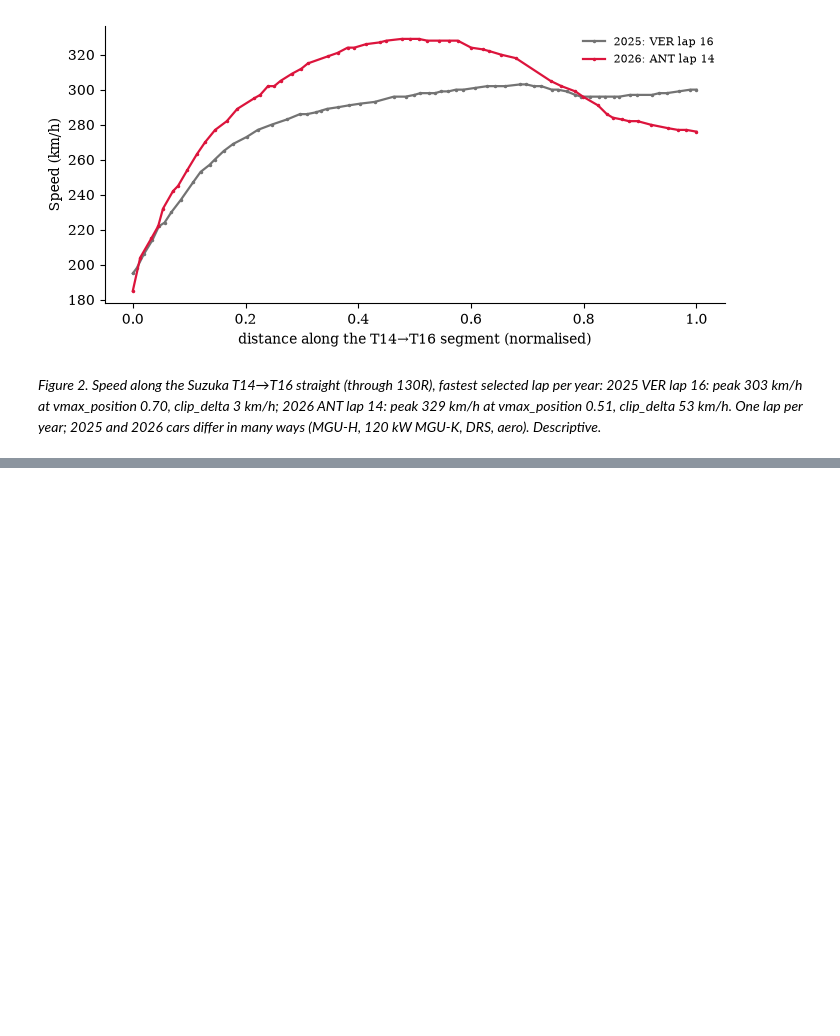
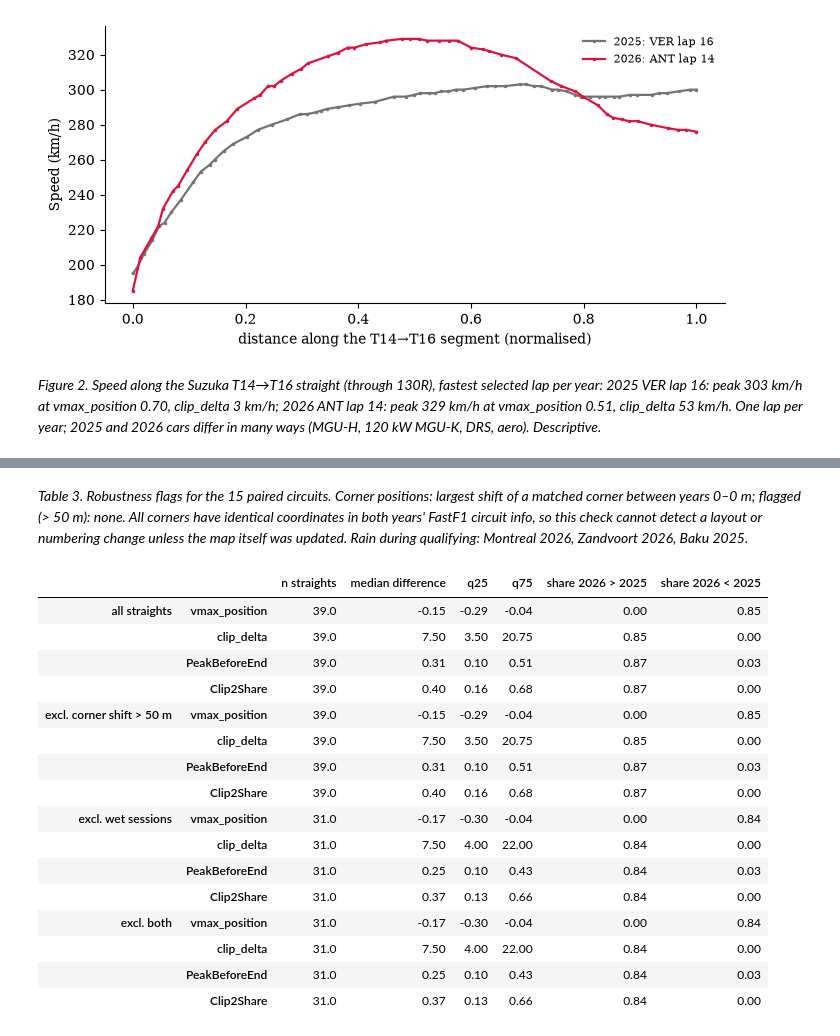
Before and after one commit to see7ien/Flat-Out, a Jupyter notebook: 03_regulations.ipynb, the cells around one changed output, grey strips where cells are left out. Drawn from its saved outputs; the diff is of its cells as text; code cells hidden in the pictures; blank space fills up the shorter version.

```diff
--- a/03_regulations.ipynb
+++ b/03_regulations.ipynb
@@ -317,0 +264,21 @@ caption("Figure", "suzuka", "Speed along the Suzuka T14→T16 straight (through
+# %%
+SHIFT_FLAG_M = 50  # a matched corner that moved more than this between years flags the circuit
+circuit_of_straight = per.index.str.rsplit(" ", n=1).str[0]
+geo, wet = [], []
+for p in pairs.itertuples():
+    ses25, ses26 = load_quali(2025, p.Round25), load_quali(2026, p.Round26)
+    c25, c26 = ([s.get_circuit_info().corners.drop_duplicates("Number").set_index("Number") for s in (ses25, ses26)])
+    common = c25.index.intersection(c26.index)
+    shift = np.hypot(c25.loc[common, "X"] - c26.loc[common, "X"], c25.loc[common, "Y"] - c26.loc[common, "Y"]) * XY_UNIT_M
+    labels = per.index[circuit_of_straight == p.CircuitName].str.rsplit(" ", n=1).str[1]
+    used = sorted({1 if lab == "main" else int(lab[1:]) for lab in labels} & set(common))
+    geo.append(dict(Circuit=p.CircuitName, Corners2025=len(c25), Corners2026=len(c26), CommonCorners=len(common),
+                    MaxShiftAll_m=shift.max(), MaxShiftMatched_m=shift[used].max() if used else np.nan,
+                    MatchedCorners=",".join(f"T{n}" for n in used)))
+    for year, ses in [(2025, ses25), (2026, ses26)]:
+        w = ses.weather_data
+        wet.append(dict(Circuit=p.CircuitName, Year=year, RainfallSamples=int(w["Rainfall"].sum()), WeatherSamples=len(w)))
+geo = pd.DataFrame(geo).assign(Flag=lambda x: x.MaxShiftMatched_m > SHIFT_FLAG_M)
+wet = pd.DataFrame(wet).assign(Wet=lambda x: x.RainfallSamples > 0)
+print(geo.round(1).to_string(index=False), "\n")
+print(wet.pivot(index="Circuit", columns="Year", values="Wet").to_string())
@@ -317,0 +316,37 @@ caption("Figure", "suzuka", "Speed along the Suzuka T14→T16 straight (through
+# %%
+_moved = geo[geo.Flag]
+_wetc = sorted(set(wet.loc[wet.Wet, "Circuit"]))
+caption("Table", "checks", f"Robustness flags for the {len(pairs)} paired circuits. Corner positions: largest shift of a matched corner between years "
+        f"{geo.MaxShiftMatched_m.min():.0f}–{geo.MaxShiftMatched_m.max():.0f} m; flagged (> {SHIFT_FLAG_M} m): "
+        f"{', '.join(f'{r.Circuit} ({r.MaxShiftMatched_m:.0f} m)' for r in _moved.itertuples()) or 'none'}"
+        + (". All corners have identical coordinates in both years' FastF1 circuit info, so this check cannot detect a layout or numbering "
+           "change unless the map itself was updated" if (geo.MaxShiftAll_m == 0).all() else "") + ". Rain during qualifying: "
+        + (", ".join(f"{r.Circuit} {r.Year}" for r in wet[wet.Wet].itertuples()) or "none") + ".")
+# %% [output]
+*Table 3. Robustness flags for the 15 paired circuits. Corner positions: largest shift of a matched corner between years 0–0 m; flagged (> 50 m): none. All corners have identical coordinates in both years' FastF1 circuit info, so this check cannot detect a layout or numbering change unless the map itself was updated. Rain during qualifying: Montreal 2026, Zandvoort 2026, Baku 2025.*
+# %%
+subsets = {"all straights": per,
+           f"excl. corner shift > {SHIFT_FLAG_M} m": per[~circuit_of_straight.isin(set(geo.loc[geo.Flag, "Circuit"]))],
+           "excl. wet sessions": per[~circuit_of_straight.isin(_wetc)],
+           "excl. both": per[~circuit_of_straight.isin(set(geo.loc[geo.Flag, "Circuit"]) | set(_wetc))]}
+rob = pd.concat({k: paired_summary(v)[0][["n straights", "median difference", "q25", "q75", "share 2026 > 2025", "share 2026 < 2025"]]
+                 for k, v in subsets.items()})
+rob.round(2)
+# %% [output]
+|  |  | n straights | median difference | q25 | q75 | share 2026 > 2025 | share 2026 < 2025 |
+| all straights | vmax_position | 39.0 | -0.15 | -0.29 | -0.04 | 0.00 | 0.85 |
+|  | clip_delta | 39.0 | 7.50 | 3.50 | 20.75 | 0.85 | 0.00 |
+|  | PeakBeforeEnd | 39.0 | 0.31 | 0.10 | 0.51 | 0.87 | 0.03 |
+|  | Clip2Share | 39.0 | 0.40 | 0.16 | 0.68 | 0.87 | 0.00 |
+| excl. corner shift > 50 m | vmax_position | 39.0 | -0.15 | -0.29 | -0.04 | 0.00 | 0.85 |
+|  | clip_delta | 39.0 | 7.50 | 3.50 | 20.75 | 0.85 | 0.00 |
+|  | PeakBeforeEnd | 39.0 | 0.31 | 0.10 | 0.51 | 0.87 | 0.03 |
+|  | Clip2Share | 39.0 | 0.40 | 0.16 | 0.68 | 0.87 | 0.00 |
+| excl. wet sessions | vmax_position | 31.0 | -0.17 | -0.30 | -0.04 | 0.00 | 0.84 |
+|  | clip_delta | 31.0 | 7.50 | 4.00 | 22.00 | 0.84 | 0.00 |
+|  | PeakBeforeEnd | 31.0 | 0.25 | 0.10 | 0.43 | 0.84 | 0.03 |
+|  | Clip2Share | 31.0 | 0.37 | 0.13 | 0.66 | 0.84 | 0.00 |
+| excl. both | vmax_position | 31.0 | -0.17 | -0.30 | -0.04 | 0.00 | 0.84 |
+|  | clip_delta | 31.0 | 7.50 | 4.00 | 22.00 | 0.84 | 0.00 |
+|  | PeakBeforeEnd | 31.0 | 0.25 | 0.10 | 0.43 | 0.84 | 0.03 |
+|  | Clip2Share | 31.0 | 0.37 | 0.13 | 0.66 | 0.84 | 0.00 |
```
Also changed, not shown: parts of 10 cells of this notebook, 2 other files.
